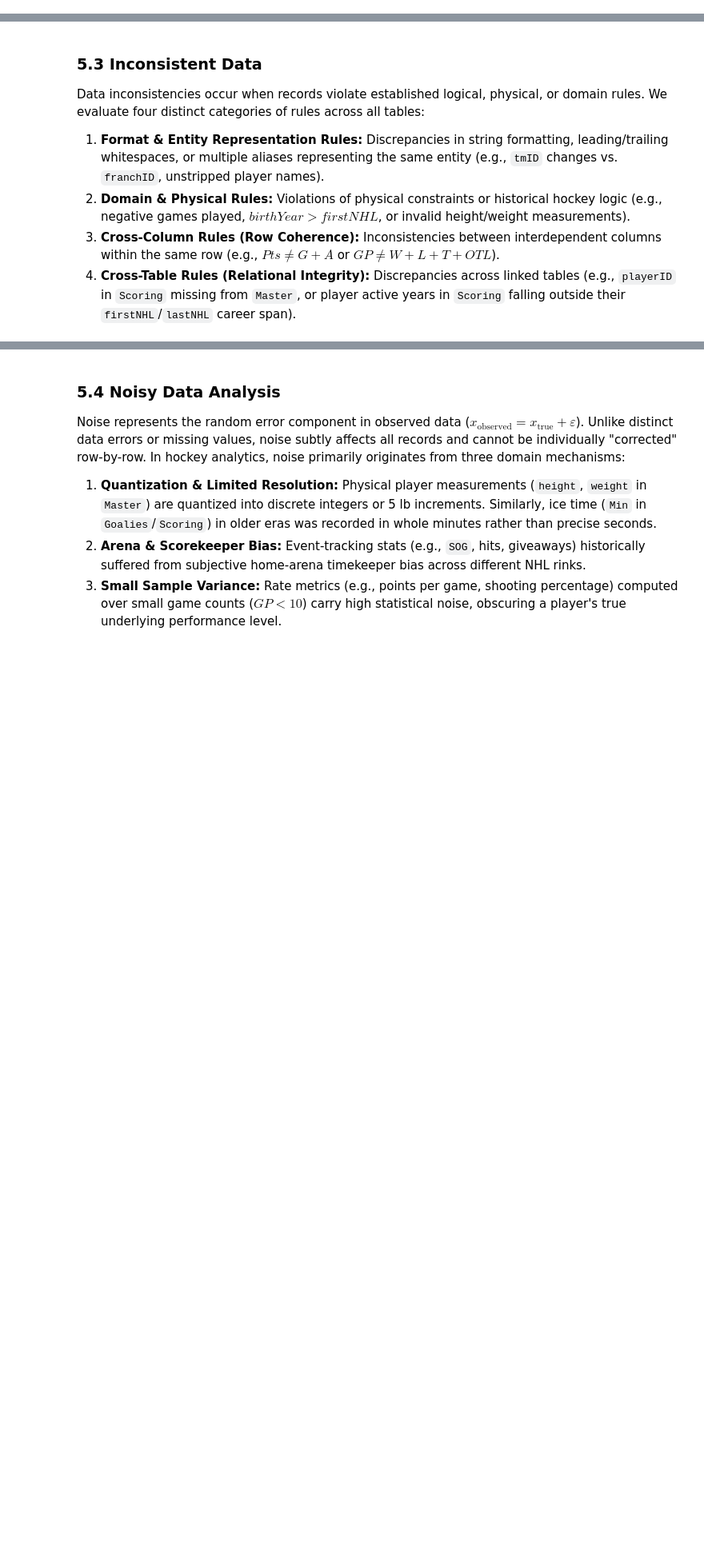
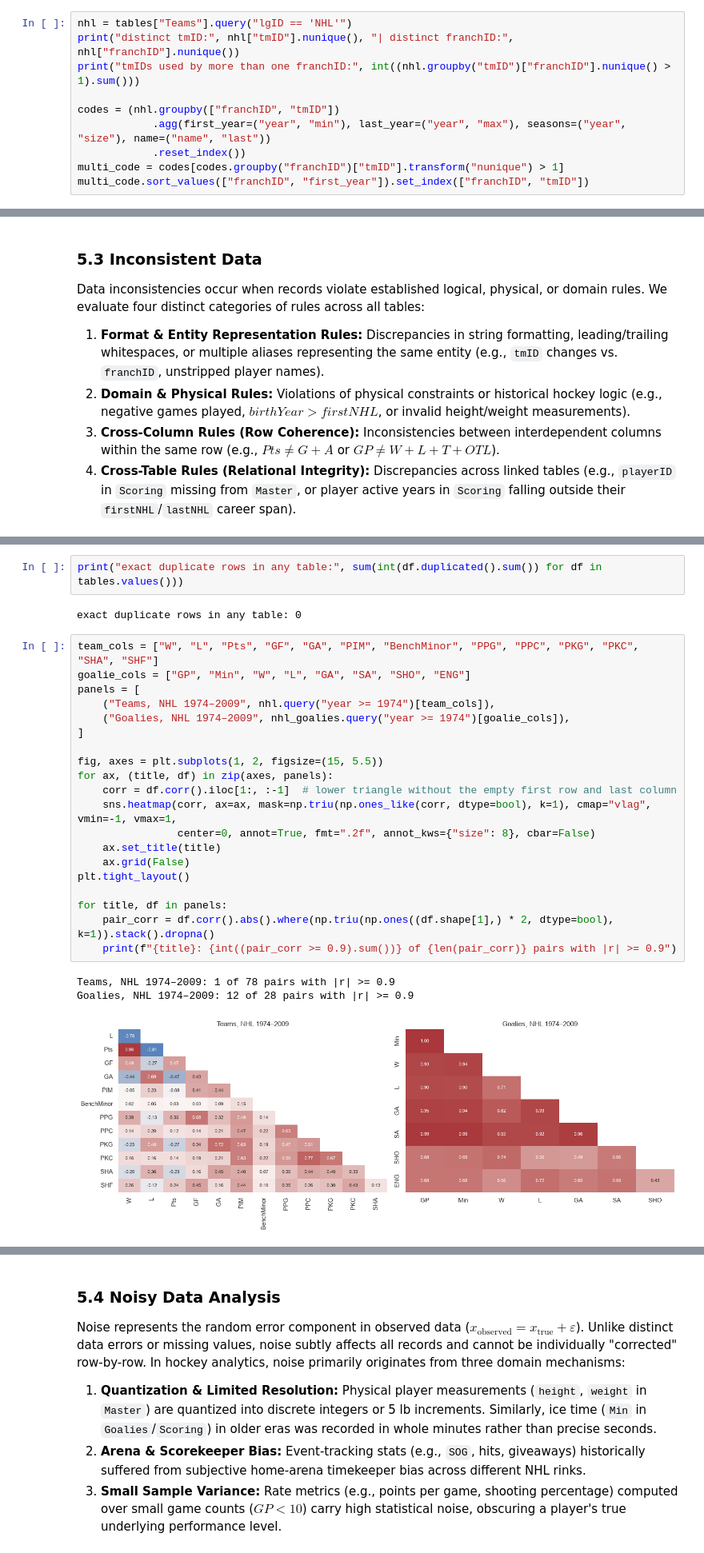
Before and after one commit to b3lchior/feup-ac, a Jupyter notebook: 01_eda.ipynb, the cells around one changed output, grey strips where cells are left out. Shown at 80% size. Saved outputs shown, nothing was run; the diff lists cells and outputs as text; blank space fills up the shorter version.

```diff
--- a/01_eda.ipynb
+++ b/01_eda.ipynb
@@ -116,0 +179,10 @@ Six tables go back to 1909: Teams, TeamSplits, TeamVsTeam, Coaches, Scoring and
+# %%
+nhl = tables["Teams"].query("lgID == 'NHL'")
+print("distinct tmID:", nhl["tmID"].nunique(), "| distinct franchID:", nhl["franchID"].nunique())
+print("tmIDs used by more than one franchID:", int((nhl.groupby("tmID")["franchID"].nunique() > 1).sum()))
+
+codes = (nhl.groupby(["franchID", "tmID"])
+            .agg(first_year=("year", "min"), last_year=("year", "max"), seasons=("year", "size"), name=("name", "last"))
+            .reset_index())
+multi_code = codes[codes.groupby("franchID")["tmID"].transform("nunique") > 1]
+multi_code.sort_values(["franchID", "first_year"]).set_index(["franchID", "tmID"])
@@ -418,0 +603,28 @@ Data inconsistencies occur when records violate established logical, physical, o
+# %%
+print("exact duplicate rows in any table:", sum(int(df.duplicated().sum()) for df in tables.values()))
+# %% [output]
+exact duplicate rows in any table: 0
+# %%
+team_cols = ["W", "L", "Pts", "GF", "GA", "PIM", "BenchMinor", "PPG", "PPC", "PKG", "PKC", "SHA", "SHF"]
+goalie_cols = ["GP", "Min", "W", "L", "GA", "SA", "SHO", "ENG"]
+panels = [
+    ("Teams, NHL 1974–2009", nhl.query("year >= 1974")[team_cols]),
+    ("Goalies, NHL 1974–2009", nhl_goalies.query("year >= 1974")[goalie_cols]),
+]
+
+fig, axes = plt.subplots(1, 2, figsize=(15, 5.5))
+for ax, (title, df) in zip(axes, panels):
+    corr = df.corr().iloc[1:, :-1]  # lower triangle without the empty first row and last column
+    sns.heatmap(corr, ax=ax, mask=np.triu(np.ones_like(corr, dtype=bool), k=1), cmap="vlag", vmin=-1, vmax=1,
+                center=0, annot=True, fmt=".2f", annot_kws={"size": 8}, cbar=False)
+    ax.set_title(title)
+    ax.grid(False)
+plt.tight_layout()
+
+for title, df in panels:
+    pair_corr = df.corr().abs().where(np.triu(np.ones((df.shape[1],) * 2, dtype=bool), k=1)).stack().dropna()
+    print(f"{title}: {int((pair_corr >= 0.9).sum())} of {len(pair_corr)} pairs with |r| >= 0.9")
+# %% [output]
+Teams, NHL 1974–2009: 1 of 78 pairs with |r| >= 0.9
+Goalies, NHL 1974–2009: 12 of 28 pairs with |r| >= 0.9
+[figure, added]
```
Also changed, not shown: parts of 56 cells of this notebook.
